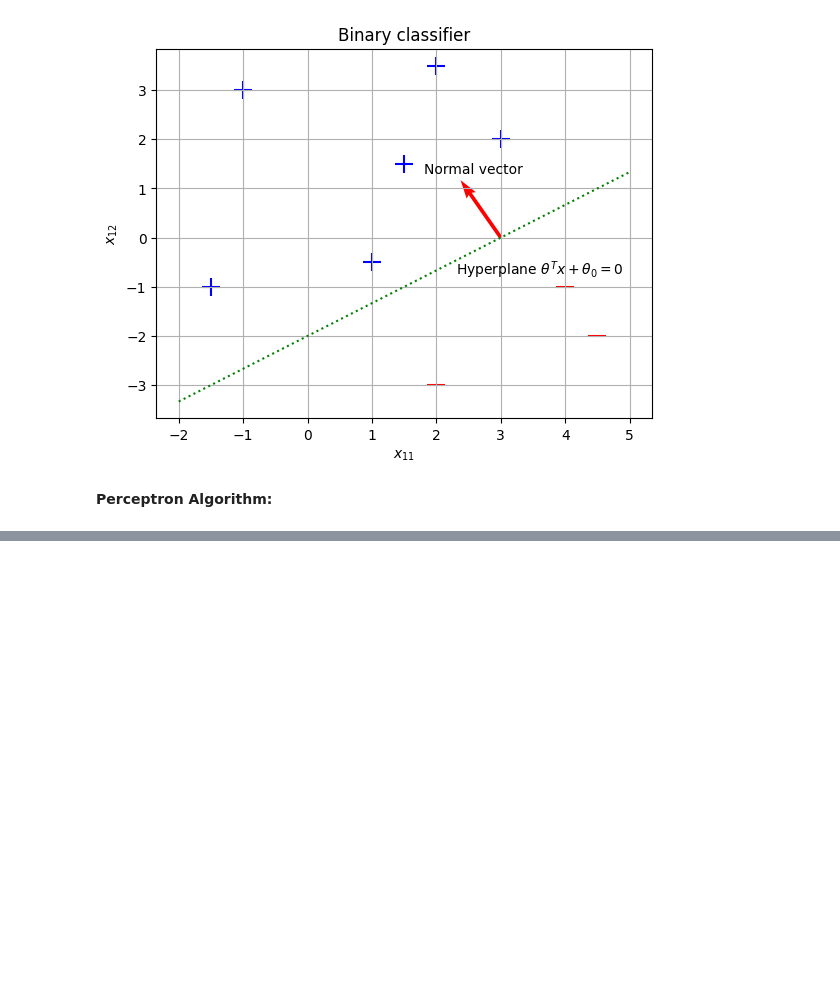
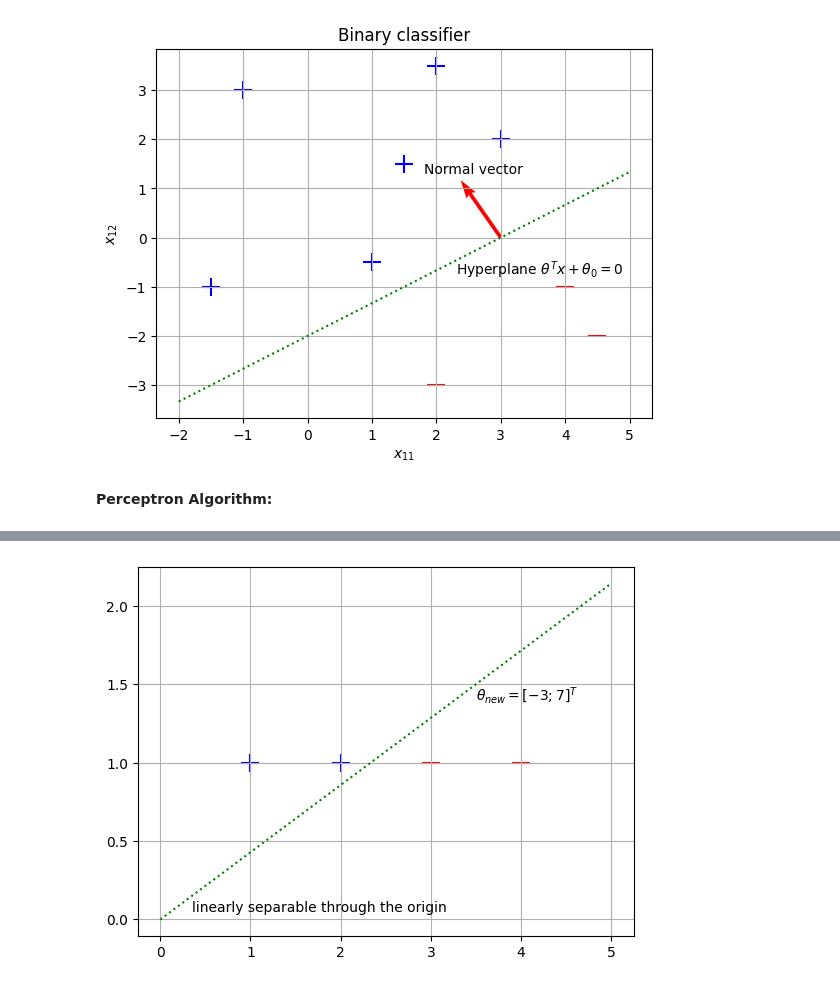
Before and after one commit to pquynhvu/ML, a Jupyter notebook: linear-classifiers.ipynb, the cells around one changed output, grey strips where cells are left out. Saved outputs shown, nothing was run; the diff lists cells and outputs as text; code cells hidden in the pictures; blank space fills up the shorter version.

```diff
--- a/linear-classifiers.ipynb
+++ b/linear-classifiers.ipynb
@@ -78,0 +86,24 @@ plt.grid()
+# %%
+X = np.array([[1], [2], [3], [4]]).reshape(4, 1)
+Y = np.array([[1], [1], [-1], [-1]])
+
+X_new = np.append(X, np.ones((4, 1)), axis=1)
+theta = np.zeros(2).reshape(2, 1)
+
+for t in range(10):
+    for i in range(X_new.shape[0]):
+        dummy = Y[i, 0]*np.matmul(theta.T, X_new[i].reshape(2, 1))
+        if dummy <= 0:
+            theta = theta + Y[i,0]*X_new[i].reshape(2, 1)
+# %%
+df = pd.DataFrame(X_new, columns=['x11', 'x12'])
+df = df.assign(y = Y)
+
+plt.scatter(df[df['y'] > 0]['x11'], df[df['y'] > 0]['x12'], marker='+', s=150, c='b')
+plt.scatter(df[df['y'] < 0]['x11'], df[df['y'] < 0]['x12'], marker='_', s=150, c='r')
+plt.plot(np.linspace(0, 5, num=10), (3/7)*np.linspace(0, 5, num=10), 'g:')
+plt.text(3.5, 1.4, '$\\theta_{new} = [- 3; 7]^T$')
+plt.text(0.35, 0.05, 'linearly separable through the origin')
+plt.grid()
+# %% [output]
+[figure, added]
```
Also changed, not shown: parts of 3 cells of this notebook.
